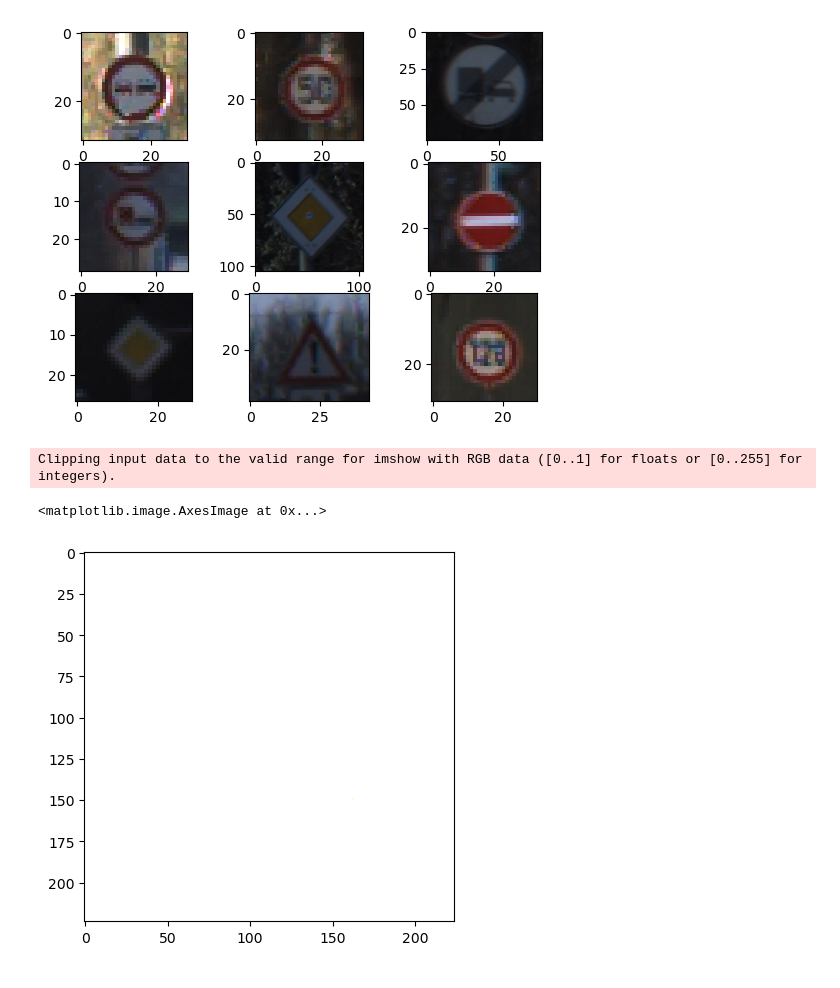
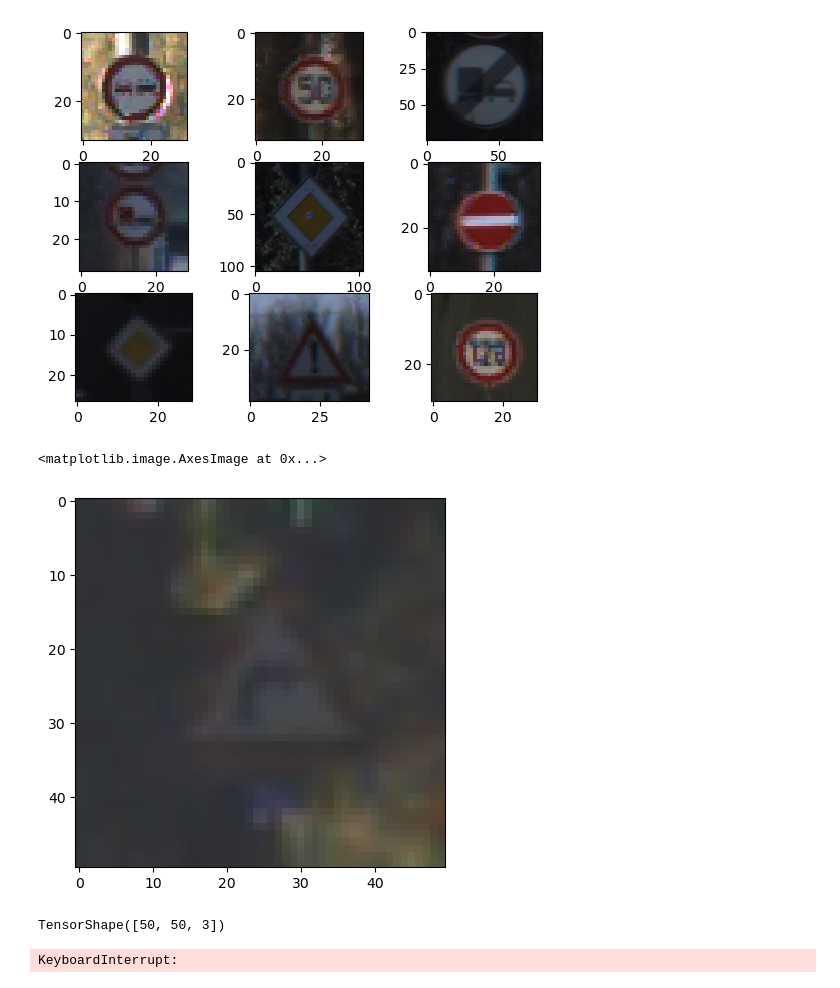
Before and after one commit to Desmond-LIN-Y/datathon, a Jupyter notebook: preprocessing.ipynb, the cells around one changed output. Drawn from its saved outputs; the diff is of its cells as text; code cells hidden in the pictures.

```diff
--- a/preprocessing.ipynb
+++ b/preprocessing.ipynb
@@ -41,10 +48,19 @@ def load_and_resize_image(filepath, shape):
     raw_img = tf.io.read_file(filepath)
     img_tensor = tf.io.decode_png(raw_img, channels=3)
     img_tensor = tf.image.resize(img_tensor, tf.constant(shape[:2]))
-    return img_tensor
+    return tf.cast(img_tensor, tf.float32) / 255.
 # %%
-plt.imshow(load_and_resize_image(data_path+one_img.iloc[0], (, 224, 3)))
+plt.imshow(load_and_resize_image(data_path+df_train['Path'].iloc[0], (50, 50, 3)))
 # %% [output]
-Clipping input data to the valid range for imshow with RGB data ([0..1] for floats or [0..255] for integers).
+<matplotlib.image.AxesImage at 0x...>
-<matplotlib.image.AxesImage at 0x...>
-[figure, old version]
+[figure, new version]
+# %%
+load_and_resize_image(data_path+df_train['Path'].iloc[0], (50, 50, 3)).shape
+# %% [output]
+TensorShape([50, 50, 3])
+# %%
+imgs = np.zeros((len(df_train), 50, 50, 3))
+for i in range(len(df_train)):
+    imgs[i] = load_and_resize_image(data_path+df_train['Path'].iloc[i], (50, 50, 3))
+# %% [output]
+KeyboardInterrupt:
```
Also changed, not shown: parts of 1 cell of this notebook.
